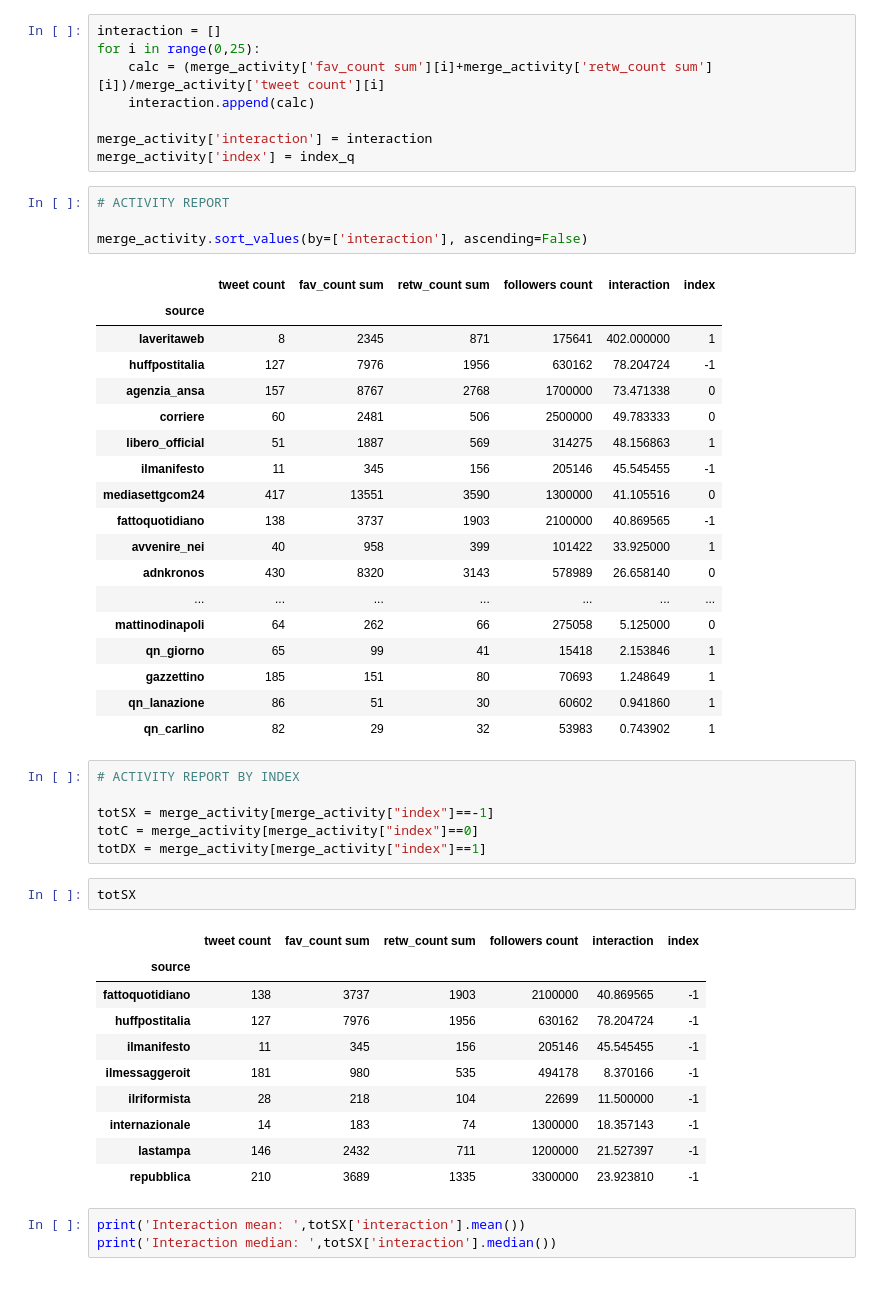
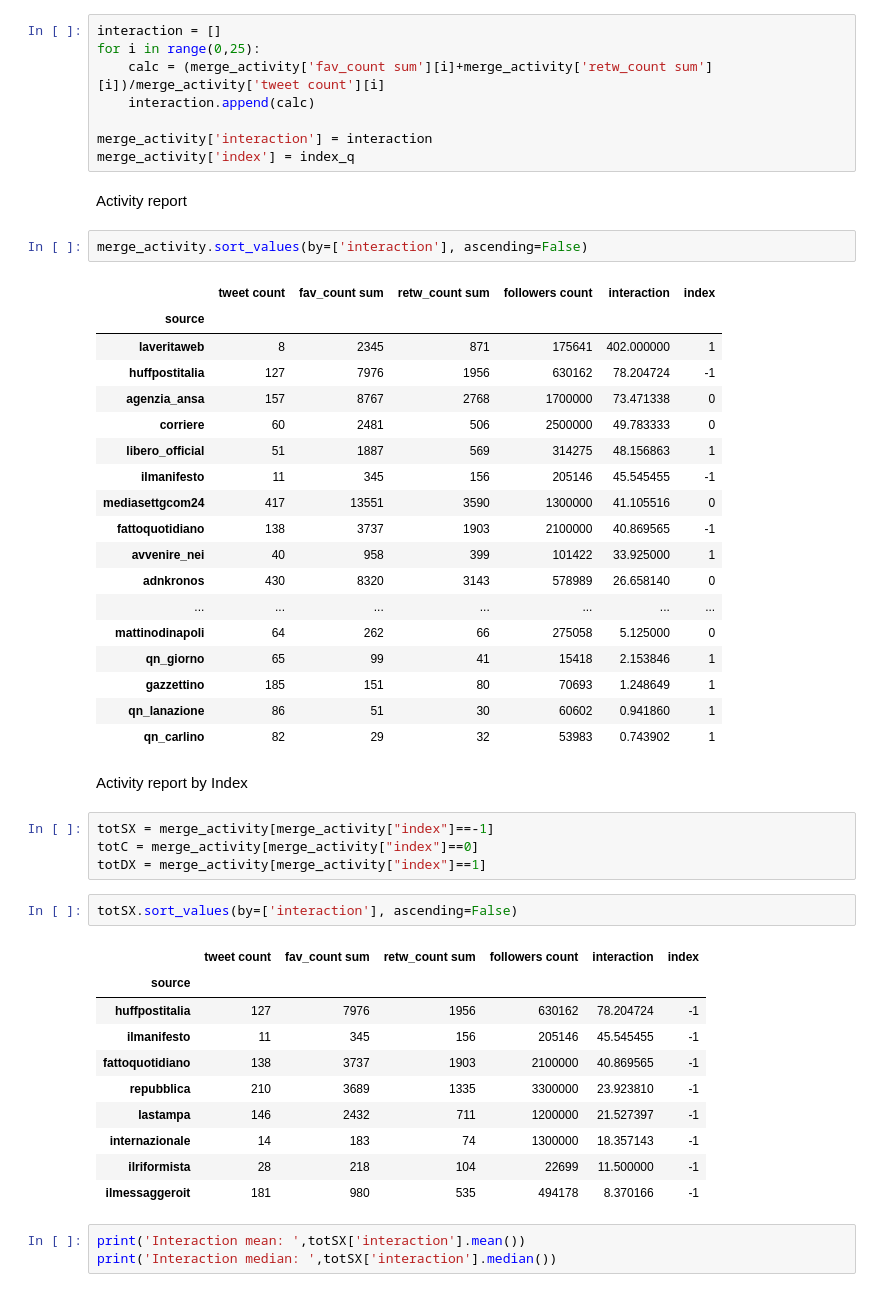
Before and after one commit to Dassoo/info-vis_project, a Jupyter notebook: ds_graphs.ipynb, the cells around one changed output. Drawn from its saved outputs; the diff is of its cells as text.

```diff
--- a/ds_graphs.ipynb
+++ b/ds_graphs.ipynb
@@ -503,9 +485,9 @@ for i in range(0,25):
 
 merge_activity['interaction'] = interaction
 merge_activity['index'] = index_q
+# %% [markdown]
+Activity report
 # %%
-# ACTIVITY REPORT
-
 merge_activity.sort_values(by=['interaction'], ascending=False)
 # %% [output]
 |  | tweet count | fav_count sum | retw_count sum | followers count | interaction | index |
@@ -526,25 +508,25 @@ merge_activity.sort_values(by=['interaction'], ascending=False)
 | gazzettino | 185 | 151 | 80 | 70693 | 1.248649 | 1 |
 | qn_lanazione | 86 | 51 | 30 | 60602 | 0.941860 | 1 |
 | qn_carlino | 82 | 29 | 32 | 53983 | 0.743902 | 1 |
+# %% [markdown]
+Activity report by Index
 # %%
-# ACTIVITY REPORT BY INDEX
-
 totSX = merge_activity[merge_activity["index"]==-1]
 totC = merge_activity[merge_activity["index"]==0]
 totDX = merge_activity[merge_activity["index"]==1]
-# %%
-totSX
-# %% [output]
-|  | tweet count | fav_count sum | retw_count sum | followers count | interaction | index |
-| source |  |  |  |  |  |  |
-| fattoquotidiano | 138 | 3737 | 1903 | 2100000 | 40.869565 | -1 |
-| huffpostitalia | 127 | 7976 | 1956 | 630162 | 78.204724 | -1 |
-| ilmanifesto | 11 | 345 | 156 | 205146 | 45.545455 | -1 |
-| ilmessaggeroit | 181 | 980 | 535 | 494178 | 8.370166 | -1 |
-| ilriformista | 28 | 218 | 104 | 22699 | 11.500000 | -1 |
-| internazionale | 14 | 183 | 74 | 1300000 | 18.357143 | -1 |
-| lastampa | 146 | 2432 | 711 | 1200000 | 21.527397 | -1 |
-| repubblica | 210 | 3689 | 1335 | 3300000 | 23.923810 | -1 |
+# %%
+totSX.sort_values(by=['interaction'], ascending=False)
+# %% [output]
+|  | tweet count | fav_count sum | retw_count sum | followers count | interaction | index |
+| source |  |  |  |  |  |  |
+| huffpostitalia | 127 | 7976 | 1956 | 630162 | 78.204724 | -1 |
+| ilmanifesto | 11 | 345 | 156 | 205146 | 45.545455 | -1 |
+| fattoquotidiano | 138 | 3737 | 1903 | 2100000 | 40.869565 | -1 |
+| repubblica | 210 | 3689 | 1335 | 3300000 | 23.923810 | -1 |
+| lastampa | 146 | 2432 | 711 | 1200000 | 21.527397 | -1 |
+| internazionale | 14 | 183 | 74 | 1300000 | 18.357143 | -1 |
+| ilriformista | 28 | 218 | 104 | 22699 | 11.500000 | -1 |
+| ilmessaggeroit | 181 | 980 | 535 | 494178 | 8.370166 | -1 |
 # %%
 print('Interaction mean: ',totSX['interaction'].mean())
 print('Interaction median: ',totSX['interaction'].median())
```
Also changed, not shown: parts of 47 cells of this notebook, 2 other files.
